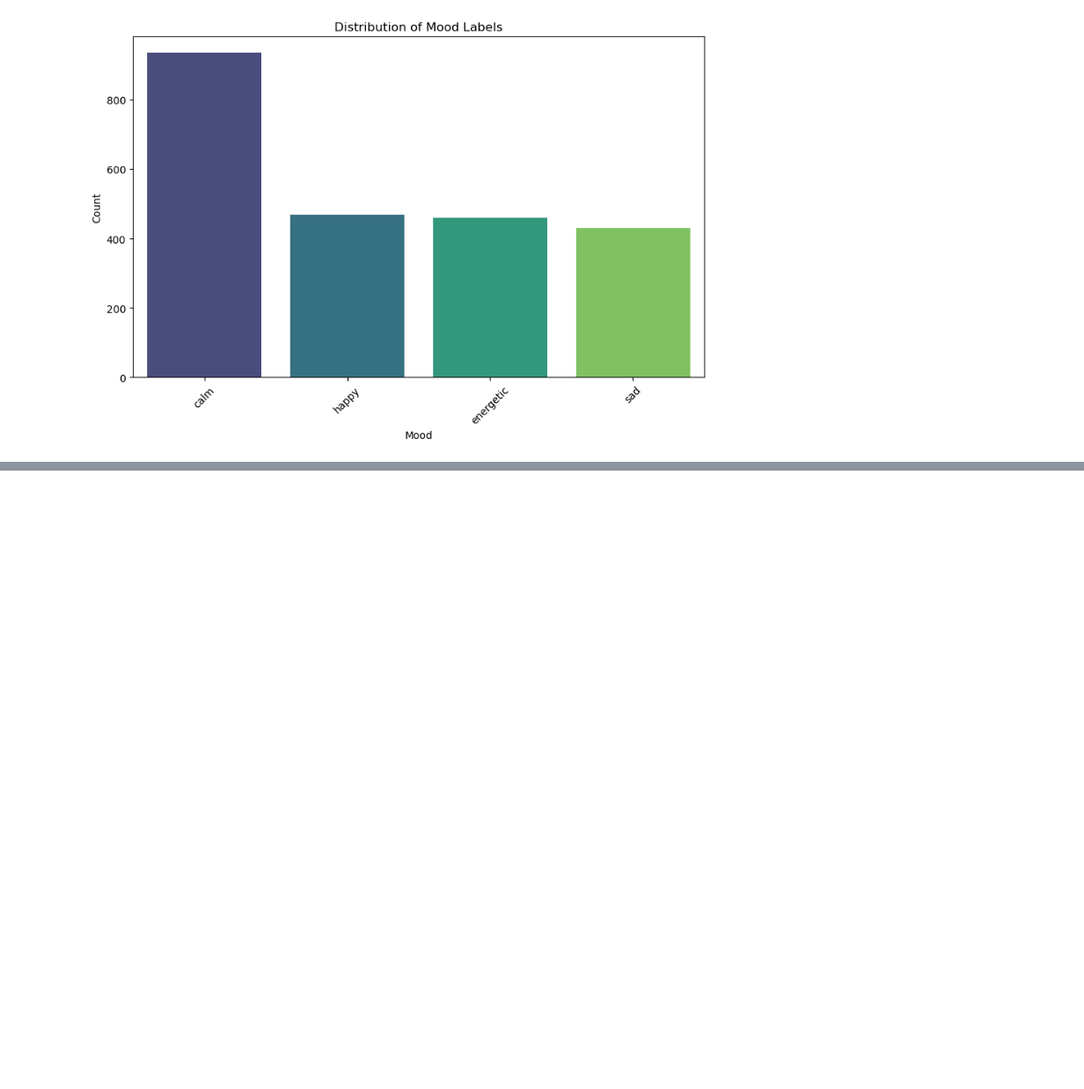
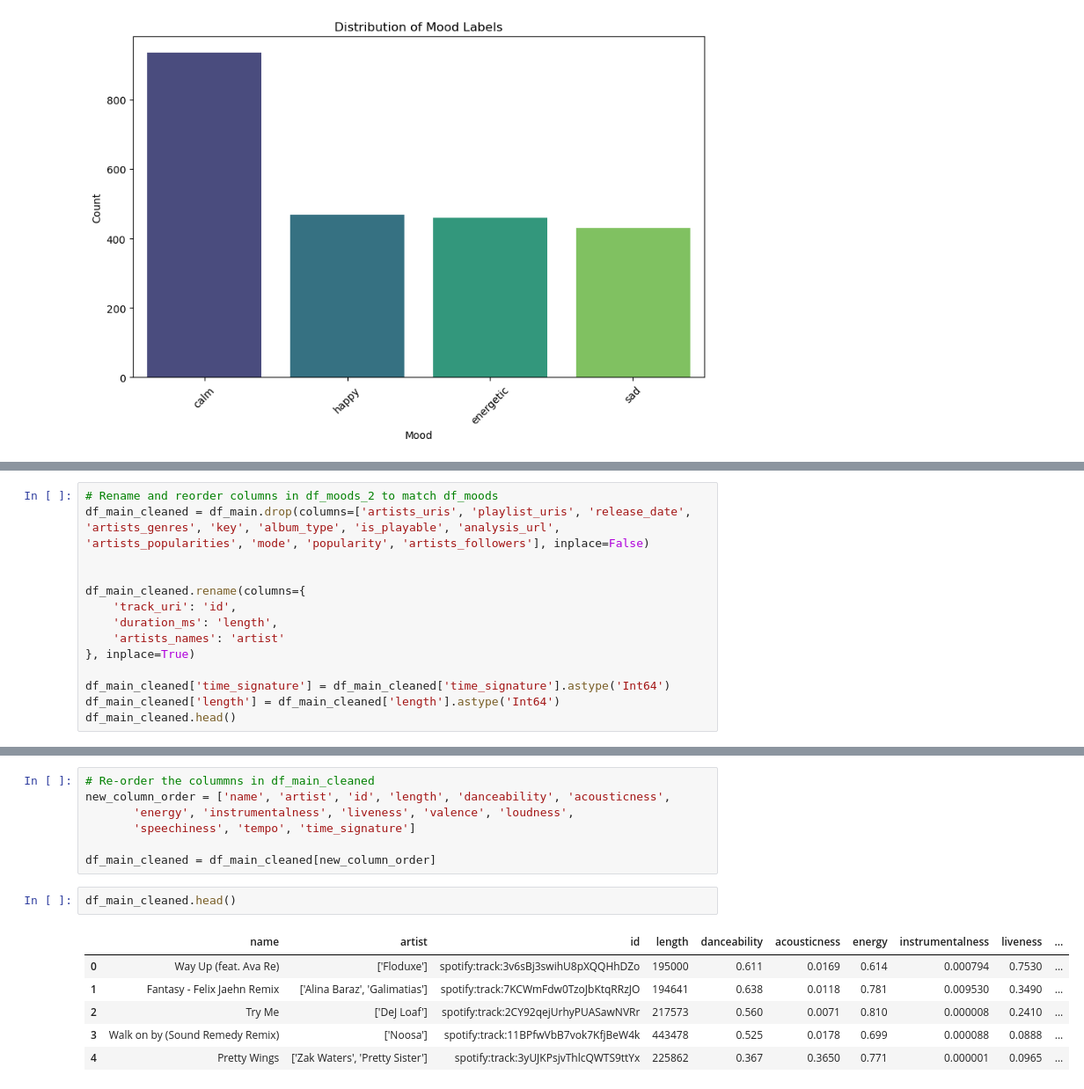
Before and after one commit to JuanRobledo12/cse6242-project, a Jupyter notebook: main.ipynb, the cells around one changed output, grey strips where cells are left out. Shown at 88% size. Cells and saved outputs as stored; diff of their text form; blank space fills up the shorter version.

```diff
--- a/main.ipynb
+++ b/main.ipynb
@@ -279,0 +233,14 @@ Name: mood, dtype: int64
+# %%
+# Rename and reorder columns in df_moods_2 to match df_moods
+df_main_cleaned = df_main.drop(columns=['artists_uris', 'playlist_uris', 'release_date', 'artists_genres', 'key', 'album_type', 'is_playable', 'analysis_url', 'artists_popularities', 'mode', 'popularity', 'artists_followers'], inplace=False)
+
+
+df_main_cleaned.rename(columns={
+    'track_uri': 'id',
+    'duration_ms': 'length',
+    'artists_names': 'artist'
+}, inplace=True)
+
+df_main_cleaned['time_signature'] = df_main_cleaned['time_signature'].astype('Int64')
+df_main_cleaned['length'] = df_main_cleaned['length'].astype('Int64')
+df_main_cleaned.head()
@@ -279,0 +275,16 @@ Name: mood, dtype: int64
+# %%
+# Re-order the colummns in df_main_cleaned
+new_column_order = ['name', 'artist', 'id', 'length', 'danceability', 'acousticness',
+       'energy', 'instrumentalness', 'liveness', 'valence', 'loudness',
+       'speechiness', 'tempo', 'time_signature']
+
+df_main_cleaned = df_main_cleaned[new_column_order]
+# %%
+df_main_cleaned.head()
+# %% [output]
+|  | name | artist | id | length | danceability | acousticness | energy | instrumentalness | liveness | ... |
+| 0 | Way Up (feat. Ava Re) | ['Floduxe'] | spotify:track:3v6sBj3swihU8pXQQHhDZo | 195000 | 0.611 | 0.0169 | 0.614 | 0.000794 | 0.7530 | ... |
+| 1 | Fantasy - Felix Jaehn Remix | ['Alina Baraz', 'Galimatias'] | spotify:track:7KCWmFdw0TzoJbKtqRRzJO | 194641 | 0.638 | 0.0118 | 0.781 | 0.009530 | 0.3490 | ... |
+| 2 | Try Me | ['DeJ Loaf'] | spotify:track:2CY92qejUrhyPUASawNVRr | 217573 | 0.560 | 0.0071 | 0.810 | 0.000008 | 0.2410 | ... |
+| 3 | Walk on by (Sound Remedy Remix) | ['Noosa'] | spotify:track:11BPfwVbB7vok7KfjBeW4k | 443478 | 0.525 | 0.0178 | 0.699 | 0.000088 | 0.0888 | ... |
+| 4 | Pretty Wings | ['Zak Waters', 'Pretty Sister'] | spotify:track:3yUJKPsjvThlcQWTS9ttYx | 225862 | 0.367 | 0.3650 | 0.771 | 0.000001 | 0.0965 | ... |
```
Also changed, not shown: parts of 63 cells of this notebook, 3 other files.
